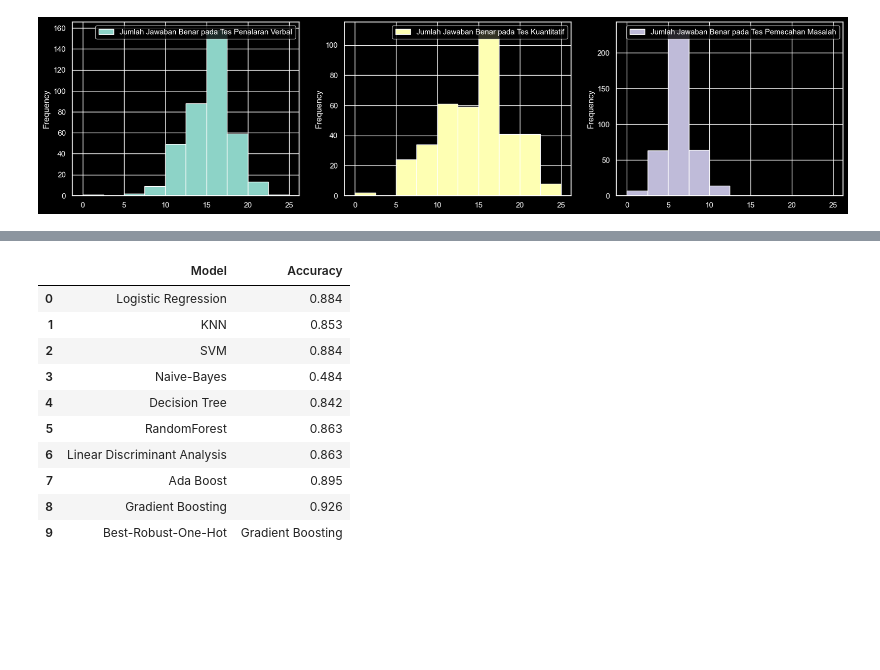
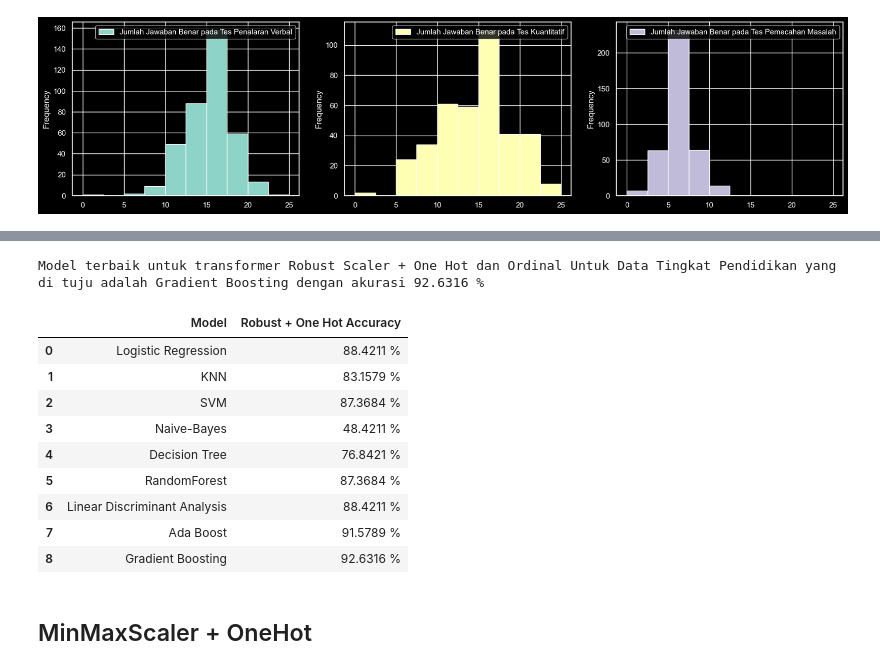
Before and after one commit to StefannusChristian/Data-Processing-and-Engineering, a Jupyter notebook: transformasi-lanjut/IBDA3111_StefannusChristian_202000138_TransformasiLanjut.ipynb, the cells around one changed output, grey strips where cells are left out. Cells and saved outputs as stored; diff of their text form; code cells hidden in the pictures; blank space fills up the shorter version.

```diff
--- a/transformasi-lanjut/IBDA3111_StefannusChristian_202000138_TransformasiLanjut.ipynb
+++ b/transformasi-lanjut/IBDA3111_StefannusChristian_202000138_TransformasiLanjut.ipynb
@@ -325,0 +355,2 @@ data.describe()
+# %%
+data["[optional] Kampus/universitas tujuan saat ini (pilihan 1)"] = lastCol
@@ -344,14 +381,15 @@ plt.show()
 # %% [output]
 [figure]
 # %%
-transformer = ColumnTransformer(transformers = [
+categoricalDataX = categoricalDataX.drop('Tingkat Pendidikan yang Dituju')
+robust_transformer = ColumnTransformer(transformers = [
     ('tnf1',OneHotEncoder(sparse=False,drop="first",handle_unknown='ignore'),categoricalDataX),
-    ('tnf2',RobustScaler(),numericalDataX)
+    ('tnf2',RobustScaler(),numericalDataX),
+    ('tnf3',OrdinalEncoder(),['Tingkat Pendidikan yang Dituju'])
 ])
-X_cols = X.columns
 X_train, X_test, y_train, y_test = train_test_split(X, y, random_state=42)
-X_train = transformer.fit_transform(X_train)
-X_test = transformer.transform(X_test)
+X_train = robust_transformer.fit_transform(X_train)
+X_test = robust_transformer.transform(X_test)
 models = [LogisticRegression(),KNeighborsClassifier(n_neighbors = 4),SVC(),GaussianNB(),DecisionTreeClassifier(criterion='gini', min_samples_split=10,min_samples_leaf=1,max_features='auto'),RandomForestClassifier(criterion='gini', n_estimators=700 ,min_samples_split=10,min_samples_leaf=1,max_features='auto',oob_score=True,random_state=1,n_jobs=-1),LinearDiscriminantAnalysis(),AdaBoostClassifier(),GradientBoostingClassifier()]
 modelNames = ['Logistic Regression','KNN','SVM','Naive-Bayes','Decision Tree','RandomForest','Linear Discriminant Analysis','Ada Boost','Gradient Boosting']
 modelDict = {}
@@ -365,29 +403,23 @@ loadSavesDict = load(open('./savesDatas/robust-one-hot/models_with_one_hot_and_r
 X_train,X_test,y_train,y_test = loadSavesDict["data"]
 transformerDict = {}
 
-loadNoTransformData = load(open('./savesDatas/no_transformation_data.pkl','rb'))
-X_train_noTransform,X_test_noTransform,y_train_noTransform,y_test_noTransform = loadNoTransformData
-
-def roundOutput(x): return round(x,3)
-
-def makeTable(modelNames:list,accuracyList:list,transformationMethod:str):
-    pass
-
-def findAccuracy():
+def findAccuracy(_X_test,_y_test):
     accuracyDict = {model_names:0 for model_names in modelNames}
     _max = -1
     bestModelName = ""
     for model_names in modelNames:
         model = loadSavesDict[model_names]
-        y_hat = model.predict(X_test)
-        acc = roundOutput(accuracy_score(y_test,y_hat))
+        y_hat = model.predict(_X_test)
+        acc = accuracy_score(_y_test,y_hat)
         if acc > _max:
             _max = acc
             bestModelName = model_names
-        accuracyDict[model_names] = acc
+        acc *= 100
+        acc = f"{acc:.4f}"
+        accuracyDict[model_names] = acc+' %'
     return accuracyDict,bestModelName
 
-robust_one_hot,best_robust_one_hot = findAccuracy()
+
+robust_one_hot,best_robust_one_hot = findAccuracy(X_test,y_test)
 transformerDict["Robust-One-Hot"] = robust_one_hot
-robust_one_hot["Best-Robust-One-Hot"] = best_robust_one_hot
-transformerDict
+bestRobustOneHotAcc = transformerDict['Robust-One-Hot'][best_robust_one_hot]
@@ -423,15 +426,19 @@ data
-# %%
-robust_one_hot_table = pd.DataFrame(data=data,columns=["Model","Accuracy"])
-robust_one_hot_table
-# %% [output]
-|  | Model | Accuracy |
-| 0 | Logistic Regression | 0.884 |
-| 1 | KNN | 0.853 |
-| 2 | SVM | 0.884 |
-| 3 | Naive-Bayes | 0.484 |
-| 4 | Decision Tree | 0.842 |
-| 5 | RandomForest | 0.863 |
-| 6 | Linear Discriminant Analysis | 0.863 |
-| 7 | Ada Boost | 0.895 |
-| 8 | Gradient Boosting | 0.926 |
-| 9 | Best-Robust-One-Hot | Gradient Boosting |
+# %%
+robust_one_hot_df = [(i,transformerDict['Robust-One-Hot'][i]) for i in transformerDict['Robust-One-Hot']]
+robust_one_hot_table = pd.DataFrame(data=robust_one_hot_df,columns=["Model","Robust + One Hot Accuracy"])
+print(f'Model terbaik untuk transformer Robust Scaler + One Hot dan Ordinal Untuk Data Tingkat Pendidikan yang di tuju adalah {best_robust_one_hot} dengan akurasi {bestRobustOneHotAcc}')
+display(robust_one_hot_table)
+# %% [output]
+Model terbaik untuk transformer Robust Scaler + One Hot dan Ordinal Untuk Data Tingkat Pendidikan yang di tuju adalah Gradient Boosting dengan akurasi 92.6316 %
+|  | Model | Robust + One Hot Accuracy |
+| 0 | Logistic Regression | 88.4211 % |
+| 1 | KNN | 83.1579 % |
+| 2 | SVM | 87.3684 % |
+| 3 | Naive-Bayes | 48.4211 % |
+| 4 | Decision Tree | 76.8421 % |
+| 5 | RandomForest | 87.3684 % |
+| 6 | Linear Discriminant Analysis | 88.4211 % |
+| 7 | Ada Boost | 91.5789 % |
+| 8 | Gradient Boosting | 92.6316 % |
+# %% [markdown]
+## MinMaxScaler + OneHot
```
Also changed, not shown: parts of 26 cells of this notebook, 9 other files.
